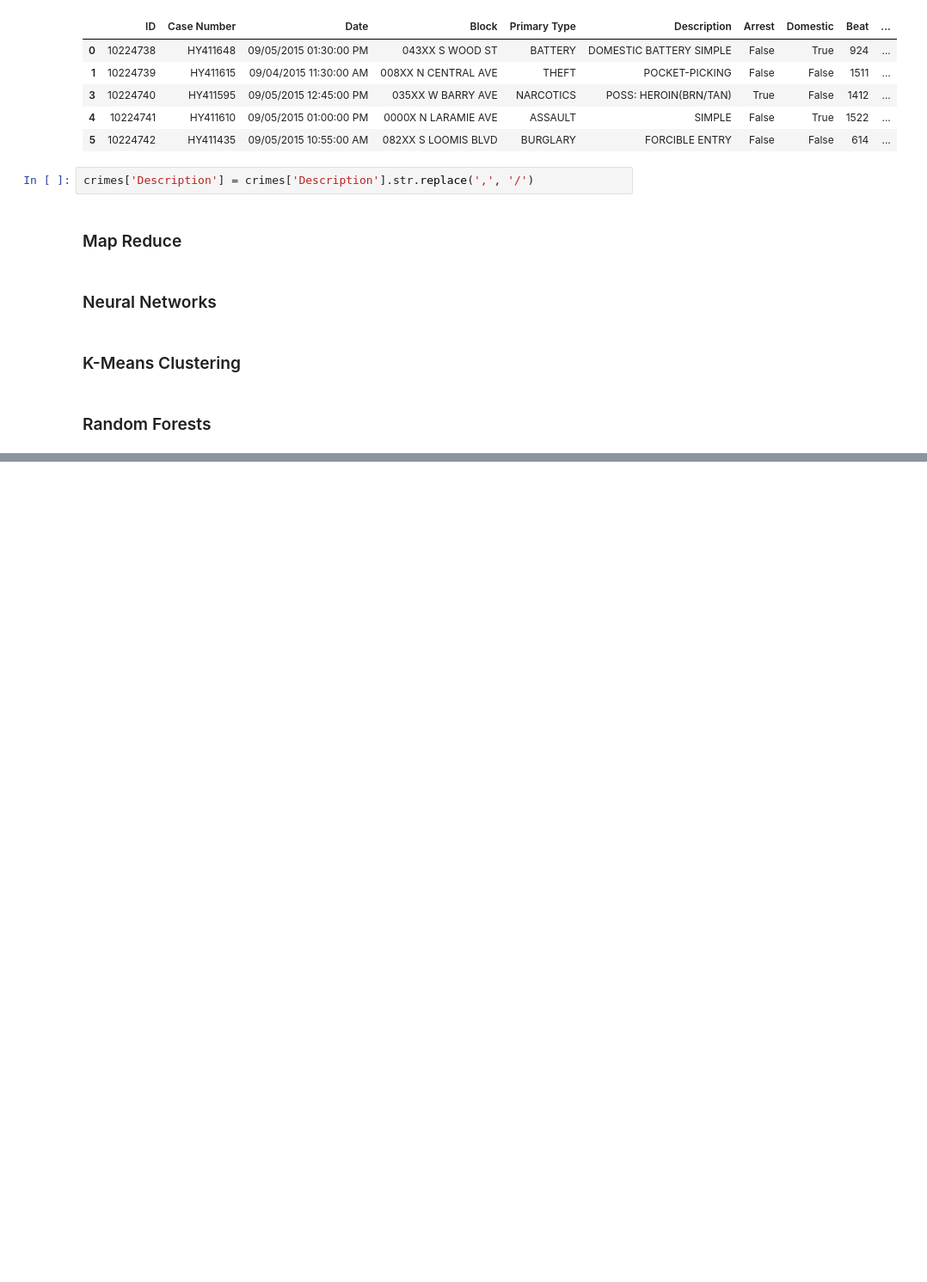
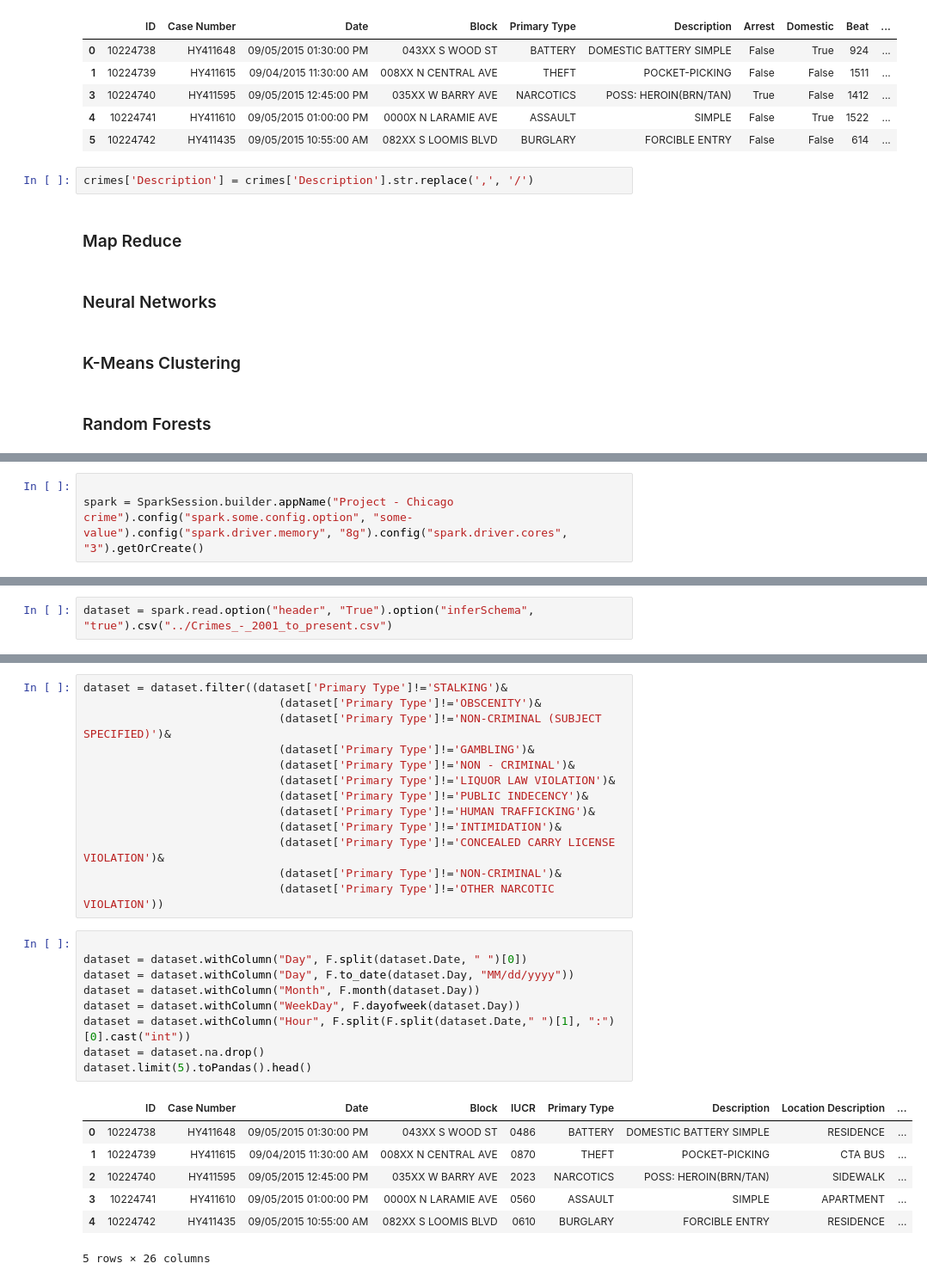
Before and after one commit to jimitbhalavat/CS435TermProject, a Jupyter notebook: TermProject.ipynb, the cells around one changed output, grey strips where cells are left out. Shown at 86% size. Cells and saved outputs as stored; diff of their text form; blank space fills up the shorter version.

```diff
--- a/TermProject.ipynb
+++ b/TermProject.ipynb
@@ -71,0 +85,3 @@ crimes['Description'] = crimes['Description'].str.replace(',', '/')
+# %%
+
+spark = SparkSession.builder.appName("Project - Chicago crime").config("spark.some.config.option", "some-value").config("spark.driver.memory", "8g").config("spark.driver.cores", "3").getOrCreate()
@@ -71,0 +113,2 @@ crimes['Description'] = crimes['Description'].str.replace(',', '/')
+# %%
+dataset = spark.read.option("header", "True").option("inferSchema", "true").csv("../Crimes_-_2001_to_present.csv")
@@ -71,0 +125,30 @@ crimes['Description'] = crimes['Description'].str.replace(',', '/')
+# %%
+dataset = dataset.filter((dataset['Primary Type']!='STALKING')&
+                             (dataset['Primary Type']!='OBSCENITY')&
+                             (dataset['Primary Type']!='NON-CRIMINAL (SUBJECT SPECIFIED)')&
+                             (dataset['Primary Type']!='GAMBLING')&
+                             (dataset['Primary Type']!='NON - CRIMINAL')&
+                             (dataset['Primary Type']!='LIQUOR LAW VIOLATION')&
+                             (dataset['Primary Type']!='PUBLIC INDECENCY')&
+                             (dataset['Primary Type']!='HUMAN TRAFFICKING')&
+                             (dataset['Primary Type']!='INTIMIDATION')&
+                             (dataset['Primary Type']!='CONCEALED CARRY LICENSE VIOLATION')&
+                             (dataset['Primary Type']!='NON-CRIMINAL')&
+                             (dataset['Primary Type']!='OTHER NARCOTIC VIOLATION'))
+# %%
+
+dataset = dataset.withColumn("Day", F.split(dataset.Date, " ")[0])
+dataset = dataset.withColumn("Day", F.to_date(dataset.Day, "MM/dd/yyyy"))
+dataset = dataset.withColumn("Month", F.month(dataset.Day))
+dataset = dataset.withColumn("WeekDay", F.dayofweek(dataset.Day))
+dataset = dataset.withColumn("Hour", F.split(F.split(dataset.Date," ")[1], ":")[0].cast("int"))
+dataset = dataset.na.drop()
+dataset.limit(5).toPandas().head()
+# %% [output]
+|  | ID | Case Number | Date | Block | IUCR | Primary Type | Description | Location Description | ... |
+| 0 | 10224738 | HY411648 | 09/05/2015 01:30:00 PM | 043XX S WOOD ST | 0486 | BATTERY | DOMESTIC BATTERY SIMPLE | RESIDENCE | ... |
+| 1 | 10224739 | HY411615 | 09/04/2015 11:30:00 AM | 008XX N CENTRAL AVE | 0870 | THEFT | POCKET-PICKING | CTA BUS | ... |
+| 2 | 10224740 | HY411595 | 09/05/2015 12:45:00 PM | 035XX W BARRY AVE | 2023 | NARCOTICS | POSS: HEROIN(BRN/TAN) | SIDEWALK | ... |
+| 3 | 10224741 | HY411610 | 09/05/2015 01:00:00 PM | 0000X N LARAMIE AVE | 0560 | ASSAULT | SIMPLE | APARTMENT | ... |
+| 4 | 10224742 | HY411435 | 09/05/2015 10:55:00 AM | 082XX S LOOMIS BLVD | 0610 | BURGLARY | FORCIBLE ENTRY | RESIDENCE | ... |
+5 rows × 26 columns
```
Also changed, not shown: parts of 9 cells of this notebook.
